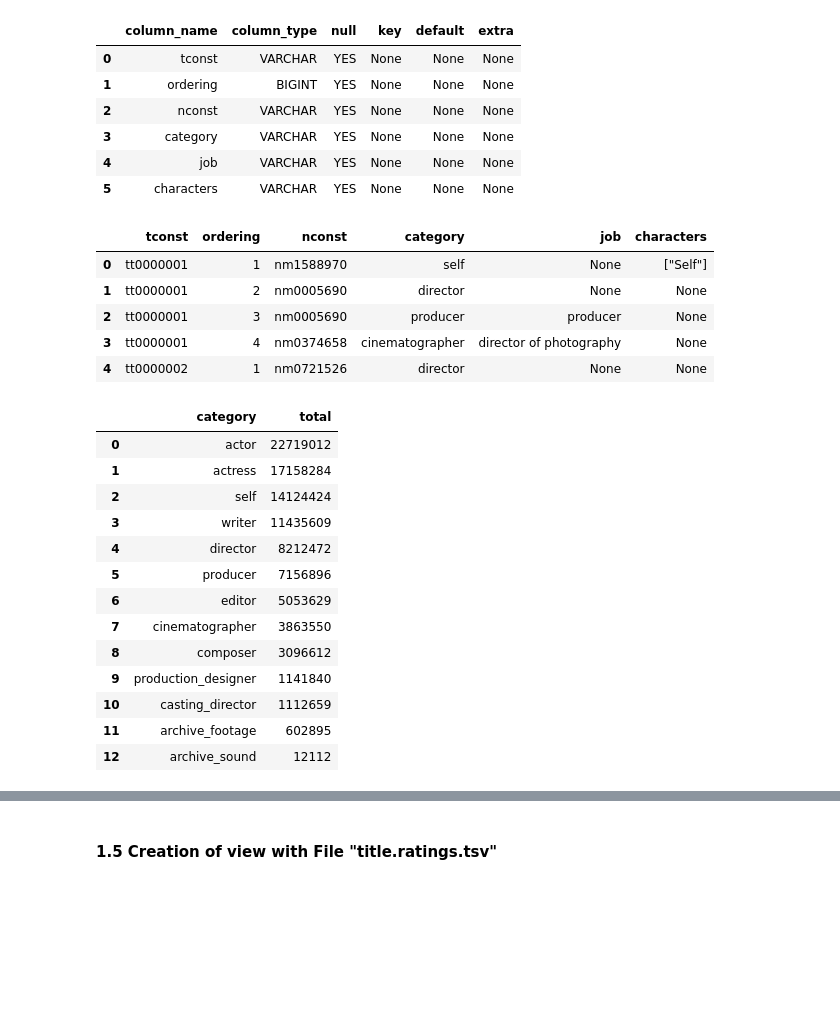
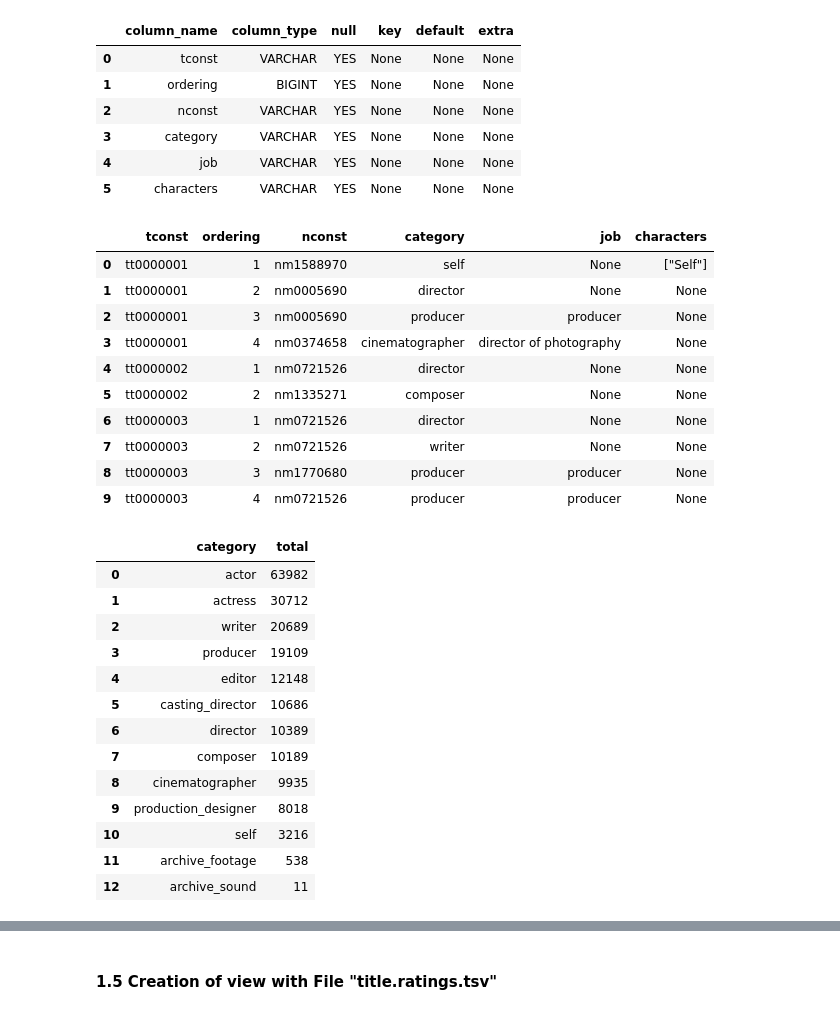
Before and after one commit to sergiopatinha/BigDataFoundations, a Jupyter notebook: notebooks/1.7 - Data Enrichment.ipynb, the cells around one changed output, grey strips where cells are left out. Drawn from its saved outputs; the diff is of its cells as text; code cells hidden in the pictures; blank space fills up the shorter version.

```diff
--- a/notebooks/1.7 - Data Enrichment.ipynb
+++ b/notebooks/1.7 - Data Enrichment.ipynb
@@ -231,37 +232,48 @@ con.sql("DESCRIBE imdb_principals").df()
 | 5 | characters | VARCHAR | YES | None | None | None |
 # %%
 # Reviewing some data from the imdb_principals table
-con.sql("SELECT * FROM imdb_principals LIMIT 5").df()
+con.sql("SELECT * FROM imdb_principals LIMIT 10").df()
 # %% [output]
 |  | tconst | ordering | nconst | category | job | characters |
 | 0 | tt0000001 | 1 | nm1588970 | self | None | ["Self"] |
 | 1 | tt0000001 | 2 | nm0005690 | director | None | None |
 | 2 | tt0000001 | 3 | nm0005690 | producer | producer | None |
 | 3 | tt0000001 | 4 | nm0374658 | cinematographer | director of photography | None |
 | 4 | tt0000002 | 1 | nm0721526 | director | None | None |
+| 5 | tt0000002 | 2 | nm1335271 | composer | None | None |
+| 6 | tt0000003 | 1 | nm0721526 | director | None | None |
+| 7 | tt0000003 | 2 | nm0721526 | writer | None | None |
+| 8 | tt0000003 | 3 | nm1770680 | producer | producer | None |
+| 9 | tt0000003 | 4 | nm0721526 | producer | producer | None |
 # %%
 # Count of the different categories and number of occurrences of each one
 con.sql("""
-SELECT category, COUNT(*) AS total
-FROM imdb_principals
-GROUP BY category
-ORDER BY total DESC
+    SELECT
+        p.category,
+        COUNT(*) AS total
+    FROM imdb_principals AS p
+    JOIN imdb_map_ids AS map
+        ON p.tconst = map.tconst
+    JOIN movies AS m
+        ON m.movieId = map.movieId
+    GROUP BY p.category
+    ORDER BY total DESC;
 """).df()
 # %% [output]
 |  | category | total |
-| 0 | actor | 22719012 |
-| 1 | actress | 17158284 |
-| 2 | self | 14124424 |
-| 3 | writer | 11435609 |
-| 4 | director | 8212472 |
-| 5 | producer | 7156896 |
-| 6 | editor | 5053629 |
-| 7 | cinematographer | 3863550 |
-| 8 | composer | 3096612 |
-| 9 | production_designer | 1141840 |
-| 10 | casting_director | 1112659 |
-| 11 | archive_footage | 602895 |
-| 12 | archive_sound | 12112 |
+| 0 | actor | 63982 |
+| 1 | actress | 30712 |
+| 2 | writer | 20689 |
+| 3 | producer | 19109 |
+| 4 | editor | 12148 |
+| 5 | casting_director | 10686 |
+| 6 | director | 10389 |
+| 7 | composer | 10189 |
+| 8 | cinematographer | 9935 |
+| 9 | production_designer | 8018 |
+| 10 | self | 3216 |
+| 11 | archive_footage | 538 |
+| 12 | archive_sound | 11 |
 # %%
 # Count of the different jobs and number of occurrences of each one
 con.sql("""
```
Also changed, not shown: parts of 48 cells of this notebook, 1 other file.
